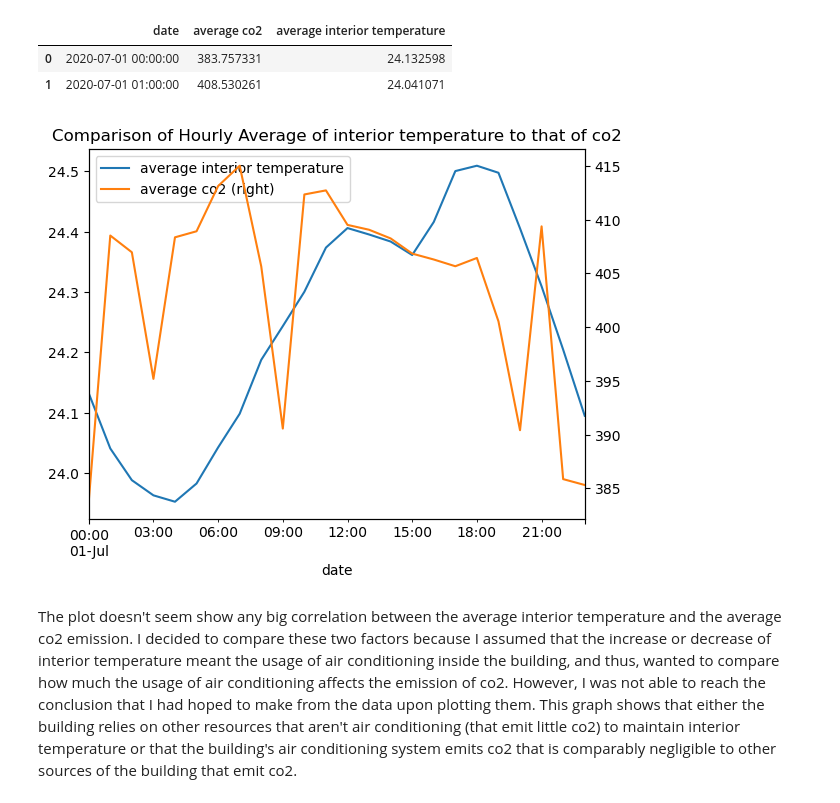
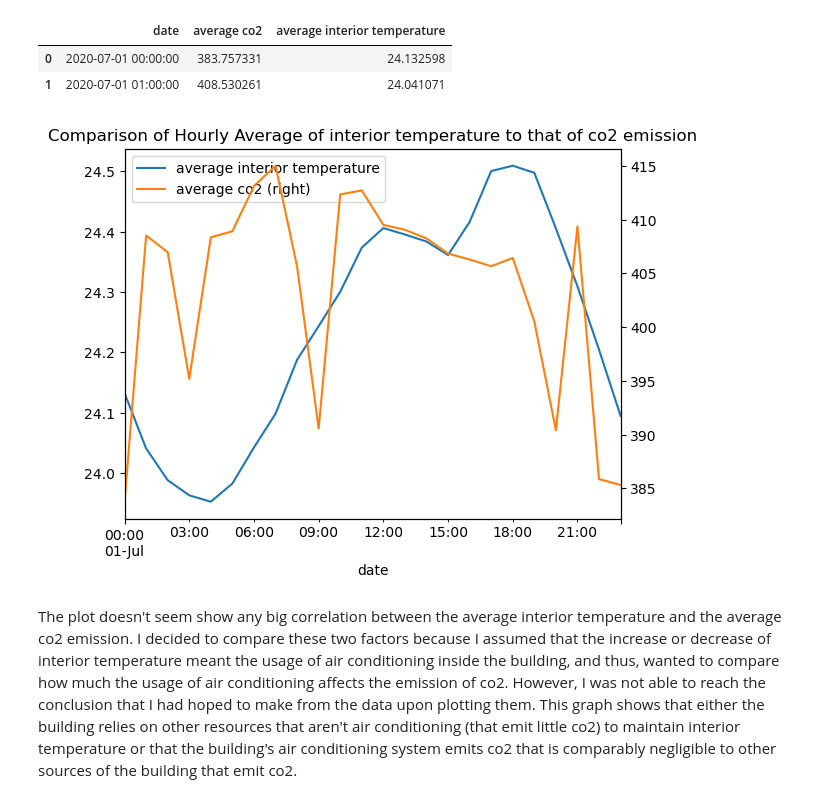
Before and after one commit to UCB-stat-159-s23/project-project-group22, a Jupyter notebook: reuels_analysis.ipynb, the cells around one changed output. Drawn from its saved outputs; the diff is of its cells as text; code cells hidden in the pictures.

```diff
--- a/reuels_analysis.ipynb
+++ b/reuels_analysis.ipynb
@@ -198,9 +183,9 @@ combined_df.head(2)
 # %%
 fig, ax = plt.subplots()
 combined_df.plot(x = 'date', y = 'average interior temperature', ax = ax)
 combined_df.plot(x = 'date', y = 'average co2', ax = ax, secondary_y = True)
-plt.title('Comparison of Hourly Average of interior temperature to that of co2');
+plt.title('Comparison of Hourly Average of interior temperature to that of co2 emission');
 # %% [output]
-[figure, old version]
+[figure, new version]
 # %% [markdown]
 The plot doesn't seem show any big correlation between the average interior temperature and the average co2 emission. I decided to compare these two factors because I assumed that the increase or decrease of interior temperature meant the usage of air conditioning inside the building, and thus, wanted to compare how much the usage of air conditioning affects the emission of co2. However, I was not able to reach the conclusion that I had hoped to make from the data upon plotting them. This graph shows that either the building relies on other resources that aren't air conditioning (that emit little co2) to maintain interior temperature or that the building's air conditioning system emits co2 that is comparably negligible to other sources of the building that emit co2.
```
Also changed, not shown: parts of 6 cells of this notebook.
